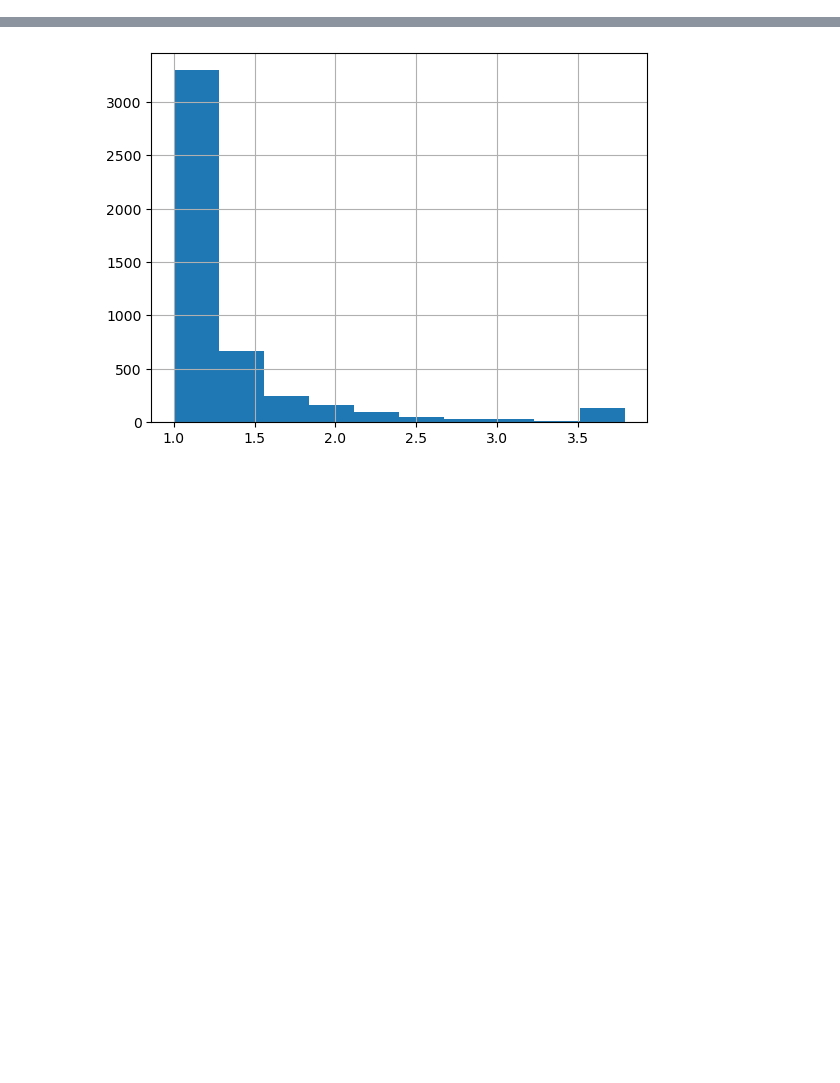
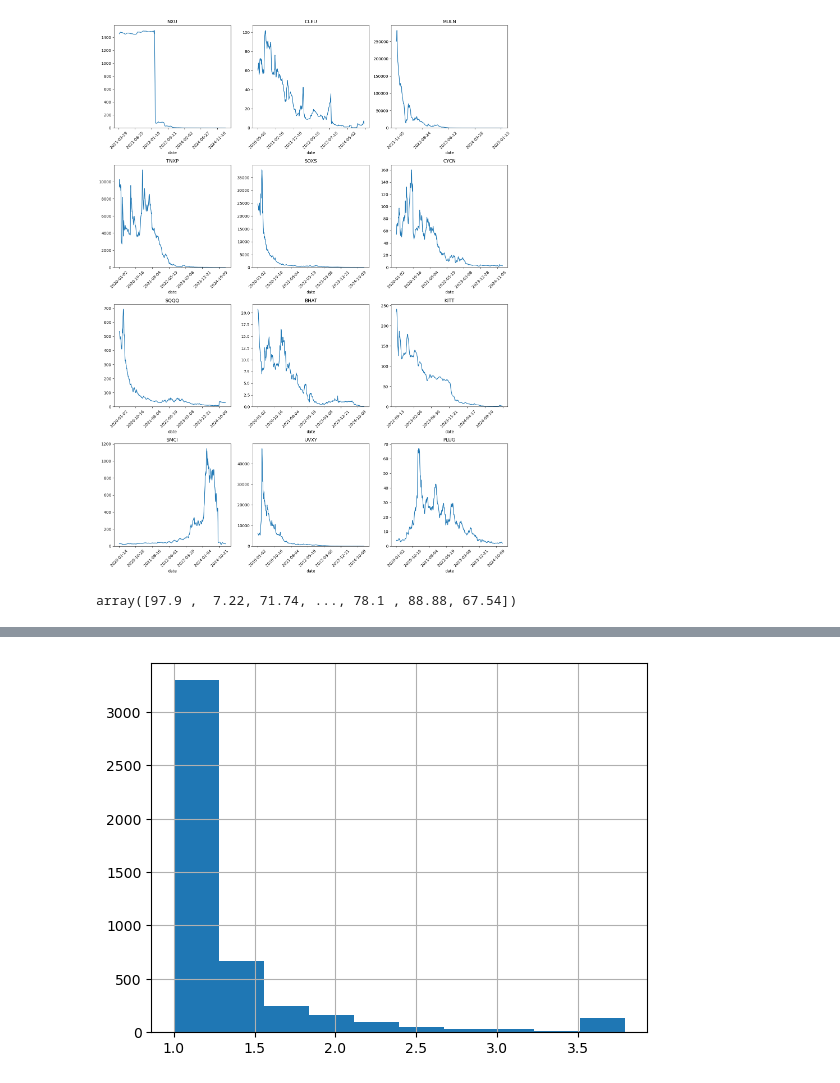
Before and after one commit to j-huic/stonks, a Jupyter notebook: downbeat.ipynb, the cells around one changed output, grey strips where cells are left out. Saved outputs shown, nothing was run; the diff lists cells and outputs as text; code cells hidden in the pictures; blank space fills up the shorter version.

```diff
--- a/downbeat.ipynb
+++ b/downbeat.ipynb
@@ -13,0 +17,2 @@ df = get_top_stocks_cx(5000, since='2022-01-01', vars=vars)
+# %%
+now = df[df.date == df.date.max()].copy()
@@ -13,0 +46,8 @@ df = get_top_stocks_cx(5000, since='2022-01-01', vars=vars)
+# %%
+plot_list(df, tlist)
+# %% [output]
+[figure, added]
+# %%
+get_quantiles(now['volume'], index=True)
+# %% [output]
+array([97.9 ,  7.22, 71.74, ..., 78.1 , 88.88, 67.54])
```
Also changed, not shown: parts of 22 cells of this notebook.
